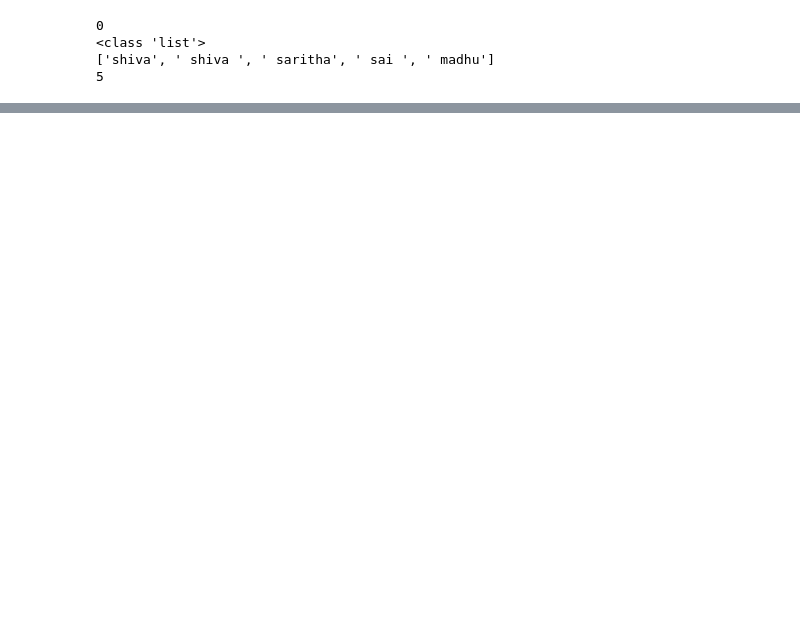
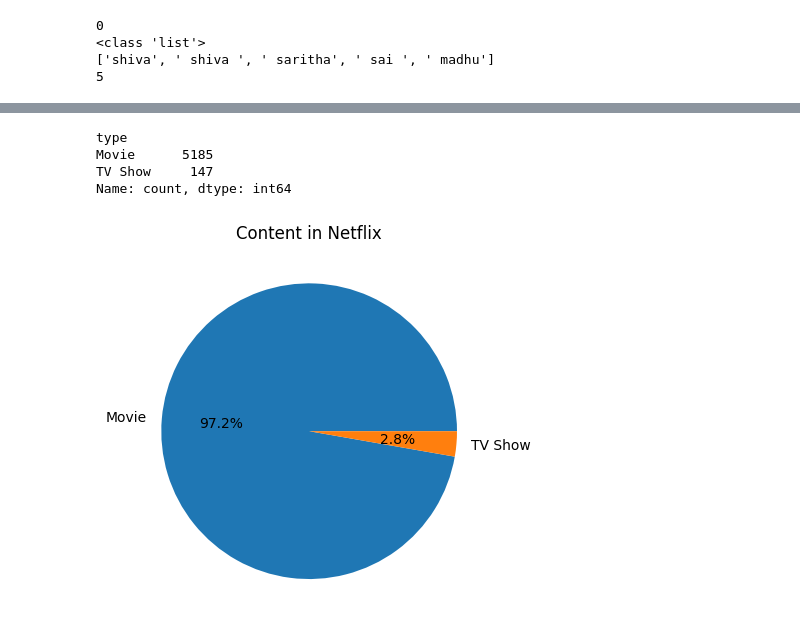
Before and after one commit to Z0s-and-O1s/TNSIF_Training, a Jupyter notebook: TNS_practice.ipynb, the cells around one changed output, grey strips where cells are left out. Cells and saved outputs as stored; diff of their text form; code cells hidden in the pictures; blank space fills up the shorter version.

```diff
--- a/TNS_practice.ipynb
+++ b/TNS_practice.ipynb
@@ -206,0 +147,4 @@ dtype: float64
+# %%
+data = pd.read_csv('netflix_titles.csv')
+# print(data.head())
+data.tail()
@@ -206,0 +209,3 @@ dtype: float64
+# %%
+data = data.dropna()
+data.isnull().sum()
@@ -206,0 +227,15 @@ dtype: float64
+# %%
+# Which type of content is more available on Netflix?
+type_counts = data['type'].value_counts()
+
+# print(type_counts)
+
+plt.pie(type_counts, labels=type_counts.index, autopct='%1.1f%%')
+plt.title("Content in Netflix")
+plt.show()
+# %% [output]
+type
+Movie      5185
+TV Show     147
+Name: count, dtype: int64
+[figure, added]
```
Also changed, not shown: parts of 18 cells of this notebook.
